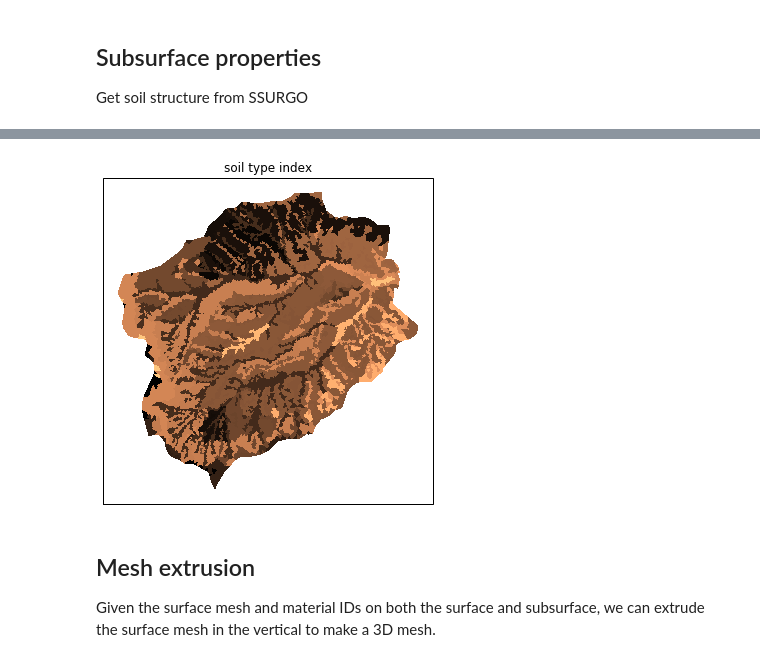
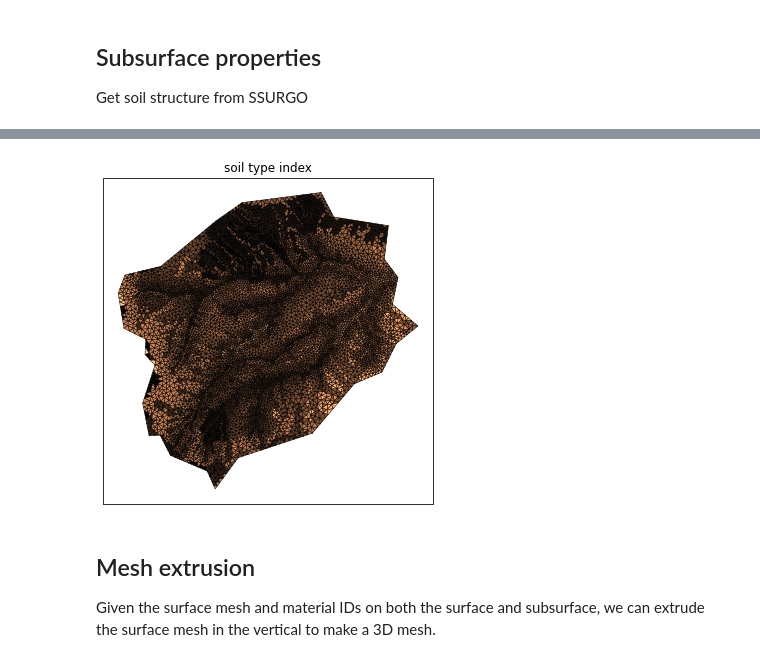
Before and after one commit to environmental-modeling-workflows/watershed-workflow, a Jupyter notebook: docs/examples/mesh_coweeta.ipynb, the cells around one changed output, grey strips where cells are left out. Cells and saved outputs as stored; diff of their text form; code cells hidden in the pictures.

```diff
--- a/docs/examples/mesh_coweeta.ipynb
+++ b/docs/examples/mesh_coweeta.ipynb
@@ -35,6 +39,7 @@ Next we set up the source watershed and coordinate system and all data sources f
 coweeta_shapefile = '../data/hydrologic_units/others/Coweeta/coweeta_basin.shp'
 hint = '0601'  # hint: HUC 4 containing this shape.
                # This is necessary to avoid downloading all HUCs to search for this shape
+simplify = 100 # length scale to target average edge
 
 logging.info("")
 logging.info("Meshing shape: {}".format(coweeta_shapefile))
@@ -72,11 +78,16 @@ workflow.source_list.log_sources(sources)
 
 First we'll generate the flattened, 2D triangulation, which builds on hydrography data.  Then we download a digital elevation map from the National Elevation Dataset, and extrude that 2D triangulation to a 3D surface mesh based on interpolation between pixels of the DEM.
 # %%
-# download/collect the river network within that shape's bounds
-_, reaches = workflow.get_reaches(sources['hydrography'], hint,
-                                  coweeta.exterior().bounds, crs)
+rivers = True
+if rivers:
+    # download/collect the river network within that shape's bounds
+    _, reaches = workflow.get_reaches(sources['hydrography'], hint,
+                                      coweeta.exterior().bounds, crs)
+    # simplify and prune rivers not IN the shape, constructing a tree-like data structure
+    # for the river network
+    rivers = workflow.simplify_and_prune(coweeta, reaches, filter=True, simplify=simplify, cut_intersections=True)
 
-# simplify and prune rivers not IN the shape, constructing a tree-like data structure
-# for the river network
-rivers = workflow.simplify_and_prune(coweeta, reaches, cut_intersections=True)
+else:
+    rivers = list()
+    workflow.split_hucs.simplify(coweeta, simplify)
 # %% [output]
@@ -114,8 +125,13 @@ A0 = 1000; A1 = 5000
 min_angle = 32 # degrees
 
 # make 2D mesh
-mesh_points2, mesh_tris = workflow.triangulate(coweeta, rivers,
+mesh_points2, mesh_tris, d = workflow.triangulate(coweeta, rivers,
                                                refine_distance=[d0,A0,d1,A1],
                                                refine_min_angle=min_angle,
+                                               enforce_delaunay=True,
                                                diagnostics=True)
+#mesh_points2, mesh_tris, d = workflow.triangulate(coweeta, rivers,
+#                                                 refine_max_area=100000,
+#                                                 enforce_delaunay=True,
+#                                                 diagnostics=True)
 # %% [output]
@@ -198,6 +212,6 @@ fig.savefig('coweeta_dem')
 # %%
 # construct the 2D mesh
-m2 = workflow.extrude.Mesh2D(mesh_points3.copy(), list(mesh_tris))
+m2 = workflow.mesh.Mesh2D(mesh_points3.copy(), list(mesh_tris))
 # %%
 # hydrologically condition the mesh
 workflow.condition.condition(m2)
@@ -328,15 +344,15 @@ soil_color = workflow.values_from_raster(m2.centroids(), crs,
 # %%
 # plot the soil data
 fig = plt.figure(figsize=figsize)
 ax = workflow.plot.get_ax(crs, fig)
 
-mp = workflow.plot.triangulation(mesh_points3, mesh_tris, crs, ax=ax,
+mp = workflow.plot.mesh(m2, crs, ax=ax, facecolor='color',
                                  linewidth=0.5, color=soil_color, cmap='copper')
 ax.set_title('soil type index')
 
 fig.savefig('coweeta_soils')
 # %% [output]
-[figure, old version]
+[figure, new version]
 # %% [markdown]
 ## Mesh extrusion
 
```
Also changed, not shown: parts of 16 cells of this notebook, 23 other files.
